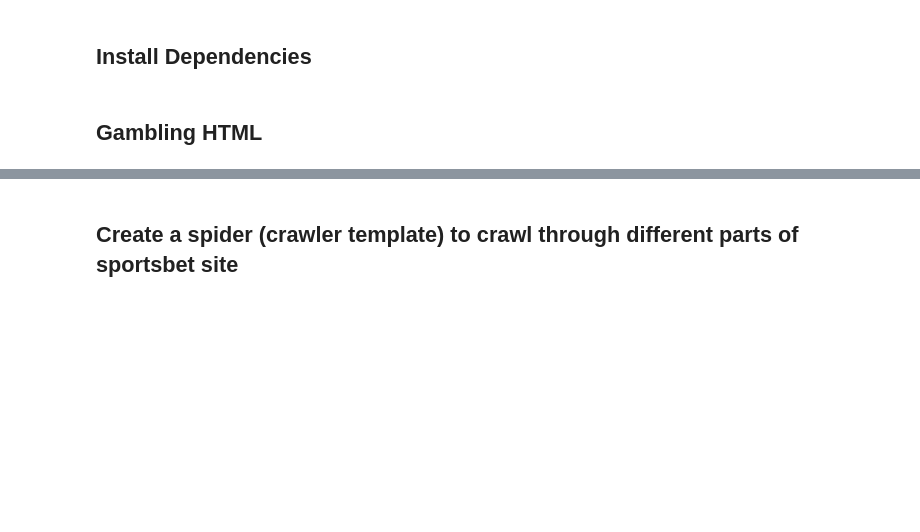
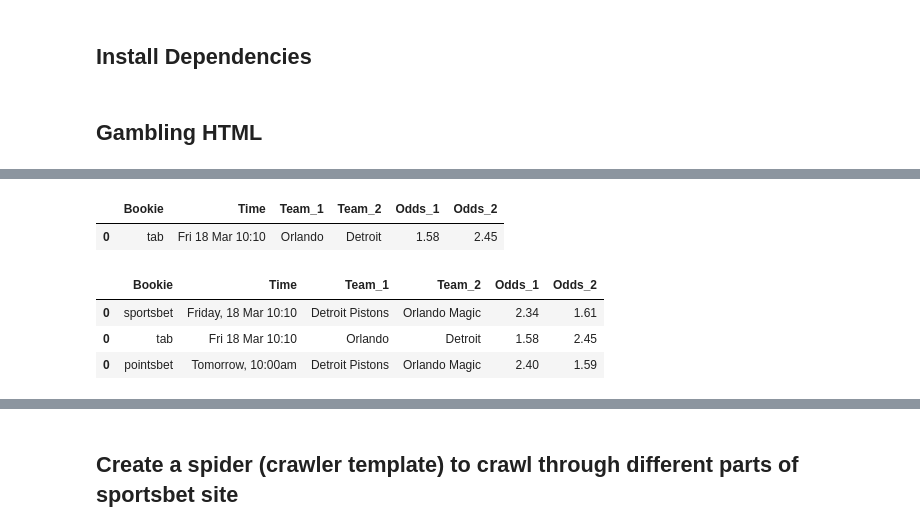
Before and after one commit to Sheng0451/Gambling, a Jupyter notebook: Web Scraper.ipynb, the cells around one changed output, grey strips where cells are left out. Saved outputs shown, nothing was run; the diff lists cells and outputs as text; code cells hidden in the pictures; blank space fills up the shorter version.

```diff
--- a/Web Scraper.ipynb
+++ b/Web Scraper.ipynb
@@ -19,7 +21,11 @@ import pandas as pd
 # Sportsbet URL NBA
 sportsbet_url = 'https://www.sportsbet.com.au/betting/basketball-us/nba'
 # TAB URL NBA
-tab_url = 'https://www.tab.com.au/sports/betting/Basketball'
+tab_url = 'https://www.tab.com.au/sports/betting/Basketball/competitions/NBA'
+# Pointsbet url NBA
+pointsbet_url = 'https://pointsbet.com.au/sports/basketball/NBA'
+# Ladbrokes url NBA
+ladbrokes_url = 'https://www.ladbrokes.com.au/sports/basketball/usa/nba'
 # %%
 # Loop through url and create a list of dictionaries from all the competition matches and then convert to df
 # Change all the hard coded strings to variables when you find their attributes in other bookie sites
@@ -98,0 +213,17 @@ get_sports_data(sportsbet_url, bookie='sportsbet')
+# %%
+get_sports_data(tab_url, bookie='tab')
+# %% [output]
+|  | Bookie | Time | Team_1 | Team_2 | Odds_1 | Odds_2 |
+| 0 | tab | Fri 18 Mar 10:10 | Orlando | Detroit | 1.58 | 2.45 |
+# %%
+sportsB = get_sports_data(sportsbet_url, bookie='sportsbet')
+tab = get_sports_data(tab_url, bookie='tab')
+pointsB = get_sports_data(pointsbet_url, bookie='pointsbet')
+sports_list = [sportsB, tab, pointsB]
+# %%
+pd.concat(sports_list)
+# %% [output]
+|  | Bookie | Time | Team_1 | Team_2 | Odds_1 | Odds_2 |
+| 0 | sportsbet | Friday, 18 Mar 10:10 | Detroit Pistons | Orlando Magic | 2.34 | 1.61 |
+| 0 | tab | Fri 18 Mar 10:10 | Orlando | Detroit | 1.58 | 2.45 |
+| 0 | pointsbet | Tomorrow, 10:00am | Detroit Pistons | Orlando Magic | 2.40 | 1.59 |
```
Also changed, not shown: parts of 18 cells of this notebook.
